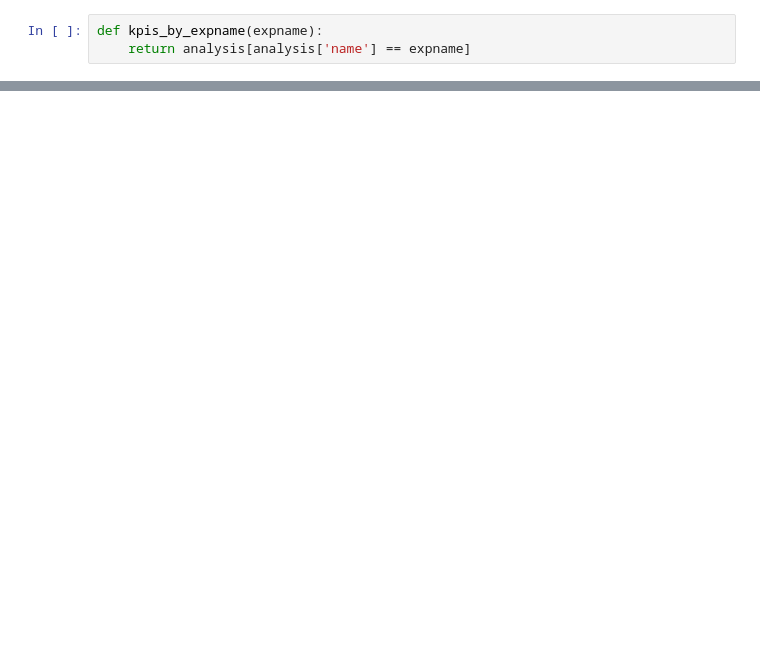
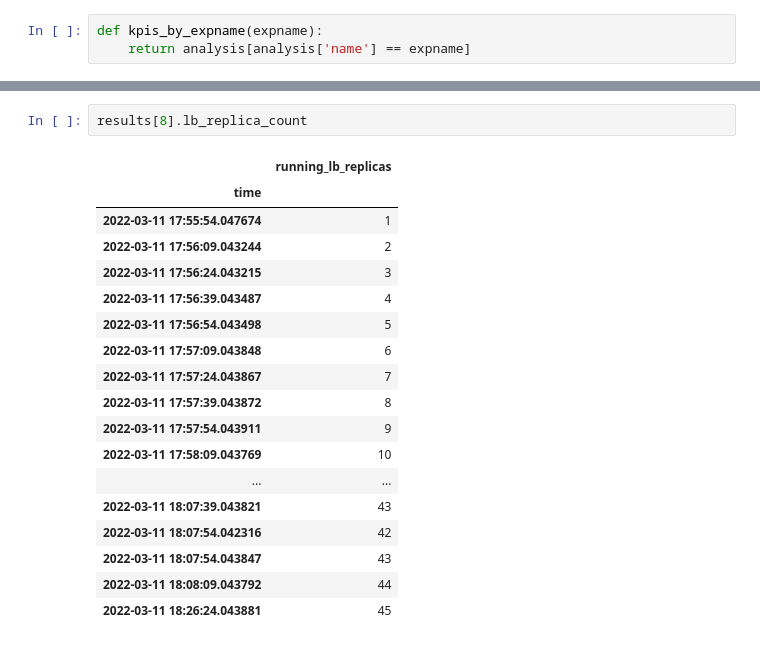
Before and after one commit to edgerun/faas-sim, a Jupyter notebook: ext/jjnp21/experiments/osmotic/optimization_aggressiveness/optimization_aggressiveness_vis.ipynb, the cells around one changed output, grey strips where cells are left out. Saved outputs shown, nothing was run; the diff lists cells and outputs as text; blank space fills up the shorter version.

```diff
--- a/ext/jjnp21/experiments/osmotic/optimization_aggressiveness/optimization_aggressiveness_vis.ipynb
+++ b/ext/jjnp21/experiments/osmotic/optimization_aggressiveness/optimization_aggressiveness_vis.ipynb
@@ -77,0 +113,21 @@ build_results_table(results)
+# %%
+results[8].lb_replica_count
+# %% [output]
+|  | running_lb_replicas |
+| time |  |
+| 2022-03-11 17:55:54.047674 | 1 |
+| 2022-03-11 17:56:09.043244 | 2 |
+| 2022-03-11 17:56:24.043215 | 3 |
+| 2022-03-11 17:56:39.043487 | 4 |
+| 2022-03-11 17:56:54.043498 | 5 |
+| 2022-03-11 17:57:09.043848 | 6 |
+| 2022-03-11 17:57:24.043867 | 7 |
+| 2022-03-11 17:57:39.043872 | 8 |
+| 2022-03-11 17:57:54.043911 | 9 |
+| 2022-03-11 17:58:09.043769 | 10 |
+| ... | ... |
+| 2022-03-11 18:07:39.043821 | 43 |
+| 2022-03-11 18:07:54.042316 | 42 |
+| 2022-03-11 18:07:54.043847 | 43 |
+| 2022-03-11 18:08:09.043792 | 44 |
+| 2022-03-11 18:26:24.043881 | 45 |
```
Also changed, not shown: parts of 8 cells of this notebook, 3 other files.
